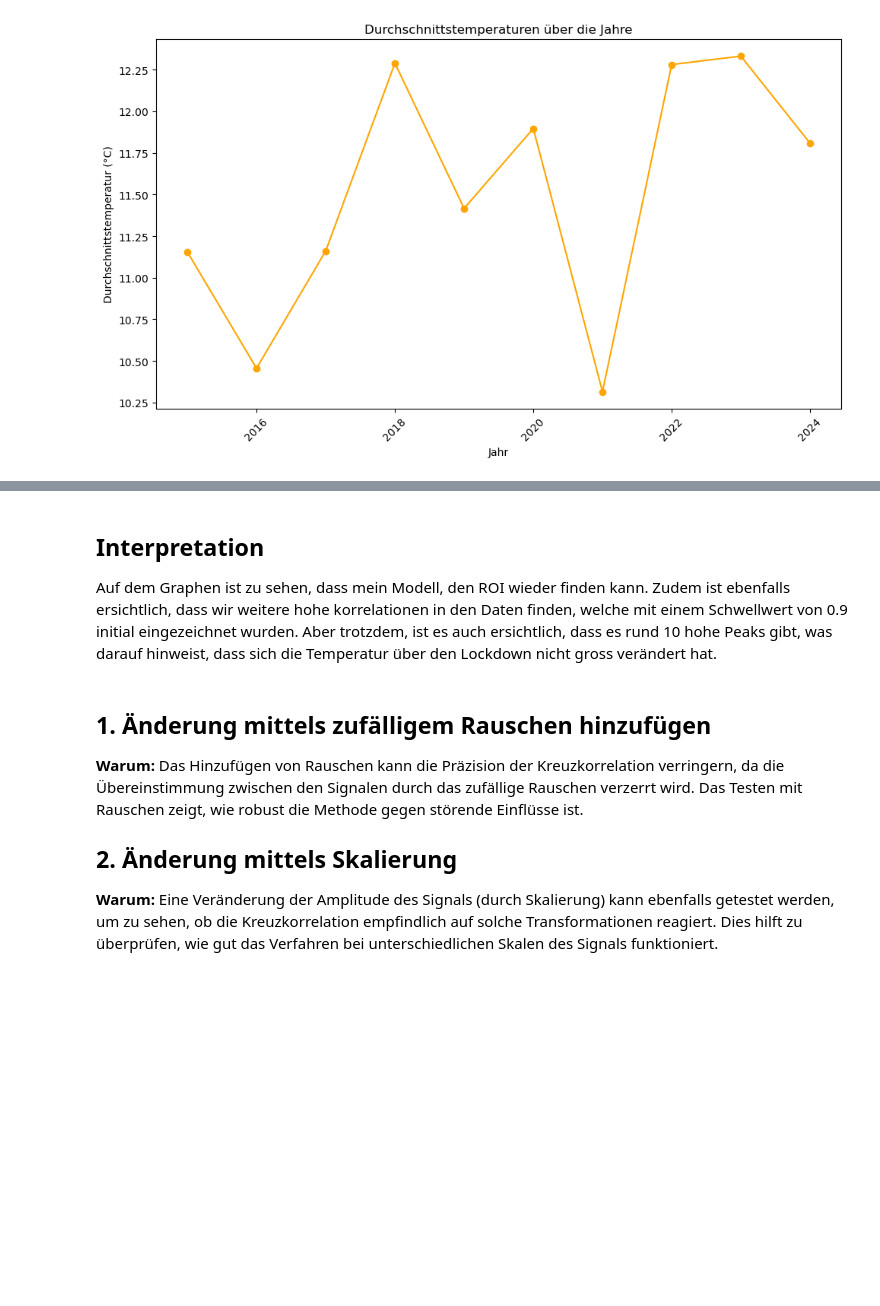
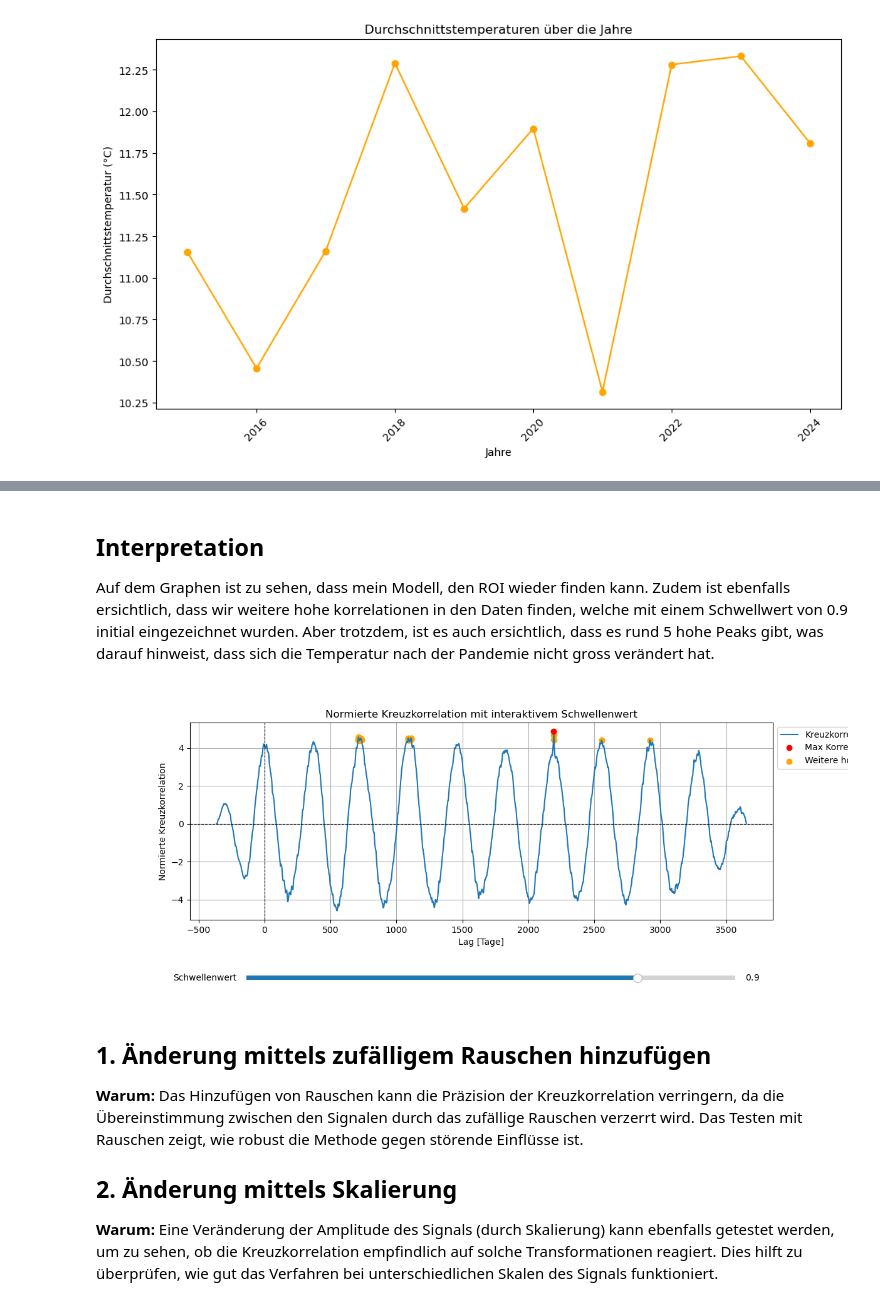
Before and after one commit to Tschoppsilas/GBSV_2025, a Jupyter notebook: MC1/MC1_Correlation.ipynb, the cells around one changed output, grey strips where cells are left out. Drawn from its saved outputs; the diff is of its cells as text; code cells hidden in the pictures; blank space fills up the shorter version.

Commit message:
Überarbeitung nach absprache mit Susanne

```diff
--- a/MC1/MC1_Correlation.ipynb
+++ b/MC1/MC1_Correlation.ipynb
@@ -257,7 +270,10 @@ plt.show()
 # %% [markdown]
 ## Interpretation
-Auf dem Graphen ist zu sehen, dass mein Modell, den ROI wieder finden kann. Zudem ist ebenfalls ersichtlich, dass wir weitere hohe korrelationen in den Daten finden, welche mit einem Schwellwert von 0.9 initial eingezeichnet wurden. Aber trotzdem, ist es auch ersichtlich, dass es rund 10 hohe Peaks gibt, was darauf hinweist, dass sich die Temperatur über den Lockdown nicht gross verändert hat.
+Auf dem Graphen ist zu sehen, dass mein Modell, den ROI wieder finden kann. Zudem ist ebenfalls ersichtlich, dass wir weitere hohe korrelationen in den Daten finden, welche mit einem Schwellwert von 0.9 initial eingezeichnet wurden. Aber trotzdem, ist es auch ersichtlich, dass es rund 5 hohe Peaks gibt, was darauf hinweist, dass sich die Temperatur nach der Pandemie nicht gross verändert hat.
 # %%
+%matplotlib widget
+
+
 # Kreuzkorrelationsberechnung
 def calculate_cross_correlation(s1, s2, do_normalize=True):
     s1 = np.array(s1).flatten()
@@ -289,9 +305,8 @@ lag_date_formatted = lag_date.strftime('%d-%m-%Y')
 # Initialer Schwellenwert (90 % des Maximums)
 initial_threshold = 0.9
 
-# Setze Backend auf TkAgg für interaktive Plots in PyCharm
-import matplotlib
-matplotlib.use("TkAgg")
+
+
 
 # Interaktiver Plot erstellen
 fig, ax = plt.subplots(figsize=(12, 5))
@@ -314,33 +329,35 @@ ax.axhline(0, color='black', linestyle='--', linewidth=0.8)
 ax.axvline(0, color='black', linestyle='--', linewidth=0.8)
 
 # Achsen und Titel
 ax.set_xlabel("Lag [Tage]")
 ax.set_ylabel("Normierte Kreuzkorrelation")
 ax.set_title("Normierte Kreuzkorrelation mit interaktivem Schwellenwert")
 ax.grid(True)
 
 # Legende aueeerhalb des Plots
 ax.legend(loc='upper left', bbox_to_anchor=(1, 1))
 
 # Schieberegler für den Schwellenwert
 ax_slider = plt.axes([0.2, 0.05, 0.65, 0.03])  # Position des Sliders
 slider = Slider(ax_slider, 'Schwellenwert', 0.5, 1.0, valinit=initial_threshold, valstep=0.01)
 
 # Update-Funktion für den Slider
 def update(val):
     threshold = slider.val * cross_corr[max_index]
     high_peaks = np.where(cross_corr >= threshold)[0]
     high_lags = lags[high_peaks]
 
     # Scatter-Punkte aktualisieren
     scatter.set_offsets(np.c_[high_lags, cross_corr[high_peaks]])
     fig.canvas.draw_idle()  # Zeichne die Änderungen im Plot neu
 
 # Slider mit Update-Funktion verbinden
 slider.on_changed(update)
 
 # Blockierendes Anzeigen des Plots
 plt.show(block=True)  # Blockiert, damit der Plot angezeigt bleibt
+# %% [output]
+[figure, added]
 # %% [markdown]
 ## 1. Änderung mittels zufälligem Rauschen hinzufügen
 **Warum:** Das Hinzufügen von Rauschen kann die Präzision der Kreuzkorrelation verringern, da die Übereinstimmung zwischen den Signalen durch das zufällige Rauschen verzerrt wird. Das Testen mit Rauschen zeigt, wie robust die Methode gegen störende Einflüsse ist.
```
Also changed, not shown: parts of 11 cells of this notebook, 4 other files.
